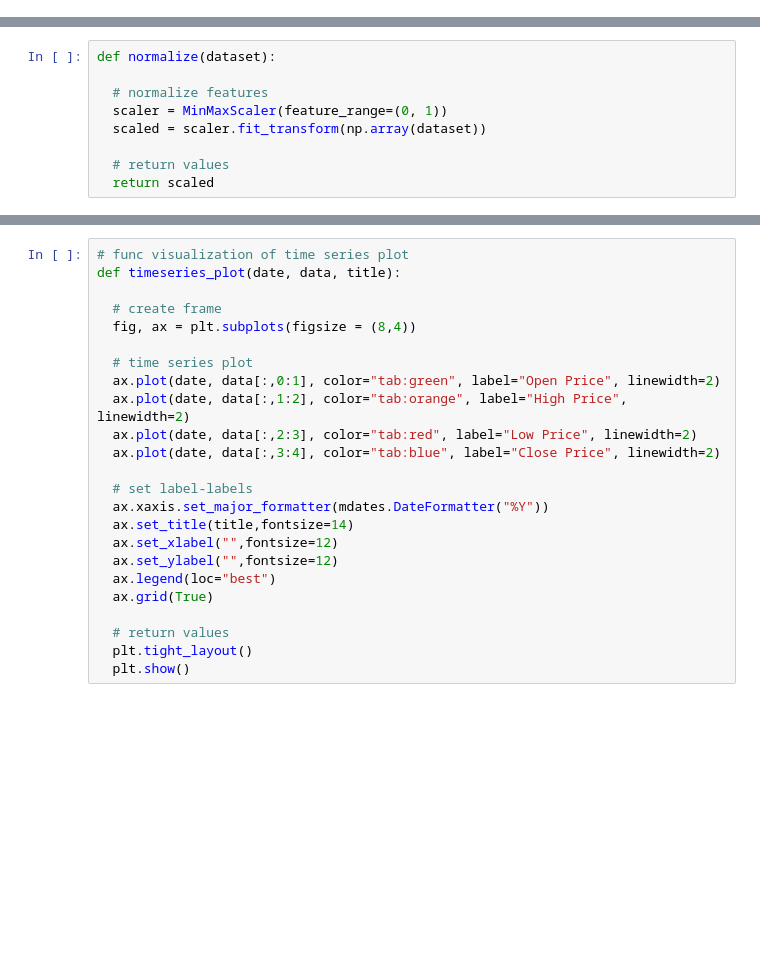
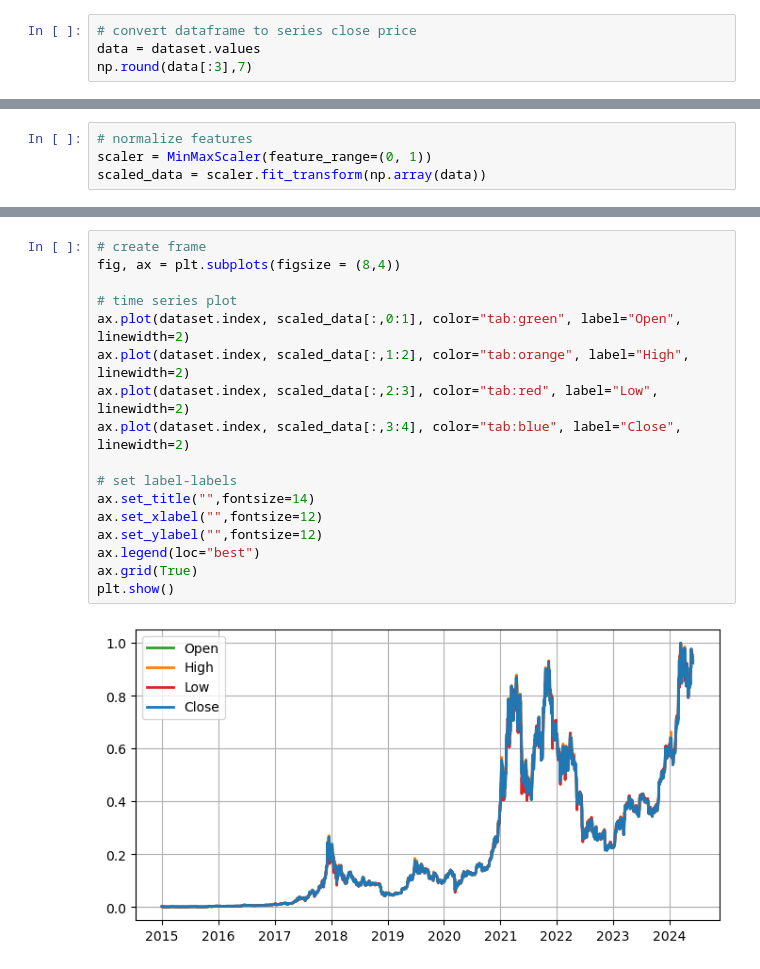
Before and after one commit to kusin/bahan-ajar-ML, a Jupyter notebook: Pertemuan 4 - Teknik Praproses Data/Preprocessing - cryptocurrency.ipynb, the cells around one changed output, grey strips where cells are left out. Cells and saved outputs as stored; diff of their text form; blank space fills up the shorter version.

```diff
--- a/Pertemuan 4 - Teknik Praproses Data/Preprocessing - cryptocurrency.ipynb
+++ b/Pertemuan 4 - Teknik Praproses Data/Preprocessing - cryptocurrency.ipynb
@@ -44,0 +83,4 @@ for i in range (4):
+# %%
+# convert dataframe to series close price
+data = dataset.values
+np.round(data[:3],7)
@@ -45,9 +91,4 @@ for i in range (4):
 # %%
-def normalize(dataset):
-
-  # normalize features
-  scaler = MinMaxScaler(feature_range=(0, 1))
-  scaled = scaler.fit_transform(np.array(dataset))
-
-  # return values
-  return scaled
+# normalize features
+scaler = MinMaxScaler(feature_range=(0, 1))
+scaled_data = scaler.fit_transform(np.array(data))
@@ -63,24 +102,19 @@ for i in range(4):
 # %%
-# func visualization of time series plot
-def timeseries_plot(date, data, title):
+# create frame
+fig, ax = plt.subplots(figsize = (8,4))
 
-  # create frame
-  fig, ax = plt.subplots(figsize = (8,4))
+# time series plot
+ax.plot(dataset.index, scaled_data[:,0:1], color="tab:green", label="Open", linewidth=2)
+ax.plot(dataset.index, scaled_data[:,1:2], color="tab:orange", label="High", linewidth=2)
+ax.plot(dataset.index, scaled_data[:,2:3], color="tab:red", label="Low", linewidth=2)
+ax.plot(dataset.index, scaled_data[:,3:4], color="tab:blue", label="Close", linewidth=2)
 
-  # time series plot
-  ax.plot(date, data[:,0:1], color="tab:green", label="Open Price", linewidth=2)
-  ax.plot(date, data[:,1:2], color="tab:orange", label="High Price", linewidth=2)
-  ax.plot(date, data[:,2:3], color="tab:red", label="Low Price", linewidth=2)
-  ax.plot(date, data[:,3:4], color="tab:blue", label="Close Price", linewidth=2)
-
-  # set label-labels
-  ax.xaxis.set_major_formatter(mdates.DateFormatter("%Y"))
-  ax.set_title(title,fontsize=14)
-  ax.set_xlabel("",fontsize=12)
-  ax.set_ylabel("",fontsize=12)
-  ax.legend(loc="best")
-  ax.grid(True)
-
-  # return values
-  plt.tight_layout()
-  plt.show()
+# set label-labels
+ax.set_title("",fontsize=14)
+ax.set_xlabel("",fontsize=12)
+ax.set_ylabel("",fontsize=12)
+ax.legend(loc="best")
+ax.grid(True)
+plt.show()
+# %% [output]
+[figure, added]
```
Also changed, not shown: parts of 25 cells of this notebook, 2 other files.
